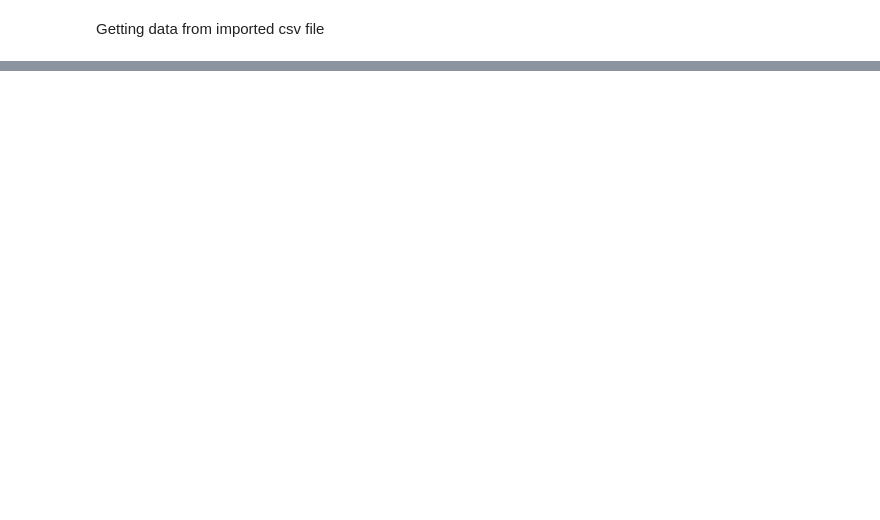
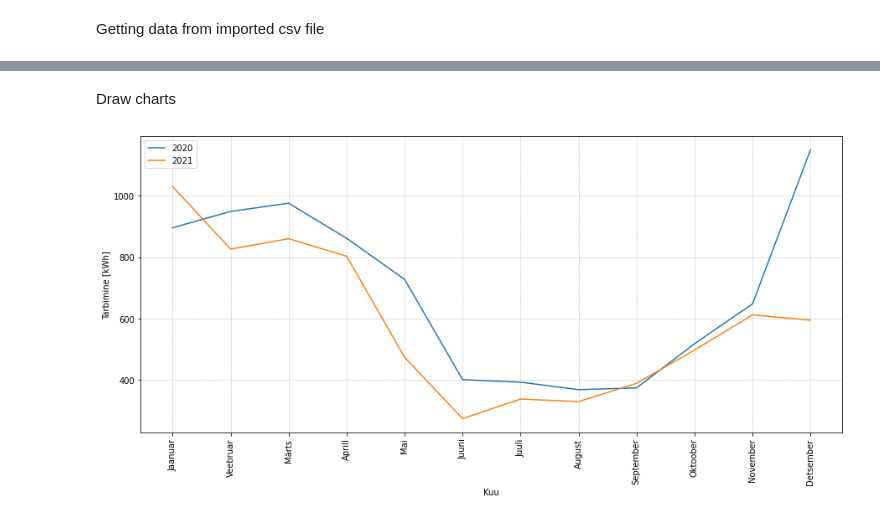
Before and after one commit to andresvosa/testNotebooks, a Jupyter notebook: energy_analysis.ipynb, the cells around one changed output, grey strips where cells are left out. Saved outputs shown, nothing was run; the diff lists cells and outputs as text; code cells hidden in the pictures; blank space fills up the shorter version.

```diff
--- a/energy_analysis.ipynb
+++ b/energy_analysis.ipynb
@@ -65,0 +9,9 @@ display(d_2022)
+# %%
+data = []
+tab_len = 13
+year_rows = [9, 25, 41]
+for cnt, ele in enumerate(year_rows):
+  year_data = pd.read_csv('/content/tarbimine.csv', skiprows=ele, nrows=tab_len, sep=';', decimal=',')
+  year_data.columns.values[0] = f'202{cnt}'
+  data.append(year_data)
+  display(year_data)
@@ -65,0 +61,14 @@ display(d_2022)
+# %% [markdown]
+Draw charts
+# %%
+plt.figure(figsize=[15, 6.5])
+plt.plot(data[0]['2020'].head(12), data[0]['Kokku (kWh)'].head(12), label='2020')
+plt.plot(data[1]['2021'].head(12), data[1]['Kokku (kWh)'].head(12), label='2021')
+plt.xticks(rotation=90)
+plt.ylabel('Tarbimine [kWh]')
+plt.xlabel('Kuu')
+plt.legend()
+plt.grid(b=True, which='both', linestyle='--', linewidth=0.5)
+plt.show()
+# %% [output]
+[figure, added]
```
Also changed, not shown: parts of 2 cells of this notebook.
